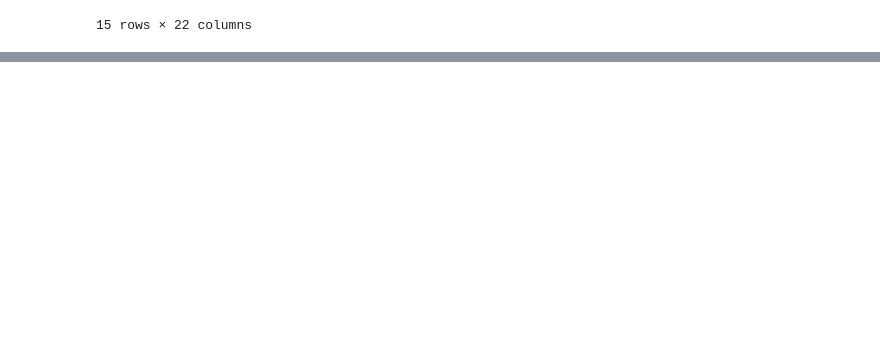
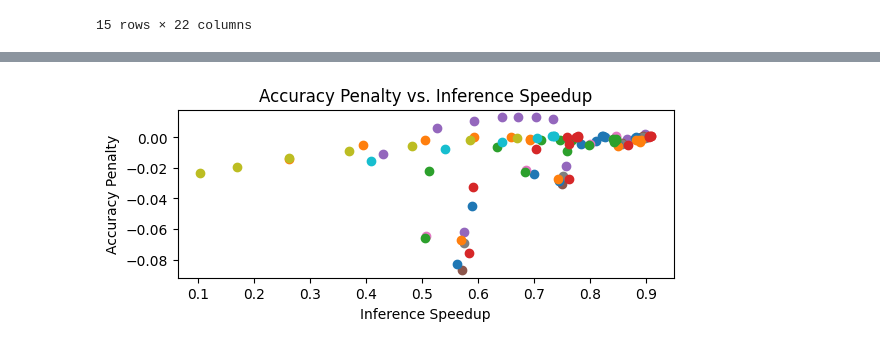
Before and after one commit to paviabera/HTM-ReflexMemory-CAM, a Jupyter notebook: notebooks-v2/250307-eval-tradeoff.ipynb, the cells around one changed output, grey strips where cells are left out. Saved outputs shown, nothing was run; the diff lists cells and outputs as text; code cells hidden in the pictures; blank space fills up the shorter version.

```diff
--- a/notebooks-v2/250307-eval-tradeoff.ipynb
+++ b/notebooks-v2/250307-eval-tradeoff.ipynb
@@ -534,0 +540,15 @@ plt.show()
+# %%
+plt.subplot(2,1,2)
+plt.title("Accuracy Penalty vs. Inference Speedup")
+plt.xlabel("Inference Speedup")
+plt.ylabel("Accuracy Penalty")
+plt.xscale('linear')
+
+xcolumns = [v for v in df.columns if 'infer-speedup-cu' in v]
+ycolumns = [v for v in df.columns if 'accuracy-improvement-cu' in v]
+for xrow, yrow  in zip(df[xcolumns].values, df[ycolumns].values):
+    plt.scatter(xrow, yrow, marker='o')
+# plt.legend(labels=df['dataset'].values)
+plt.show()
+# %% [output]
+[figure, added]
```
Also changed, not shown: parts of 8 cells of this notebook.
